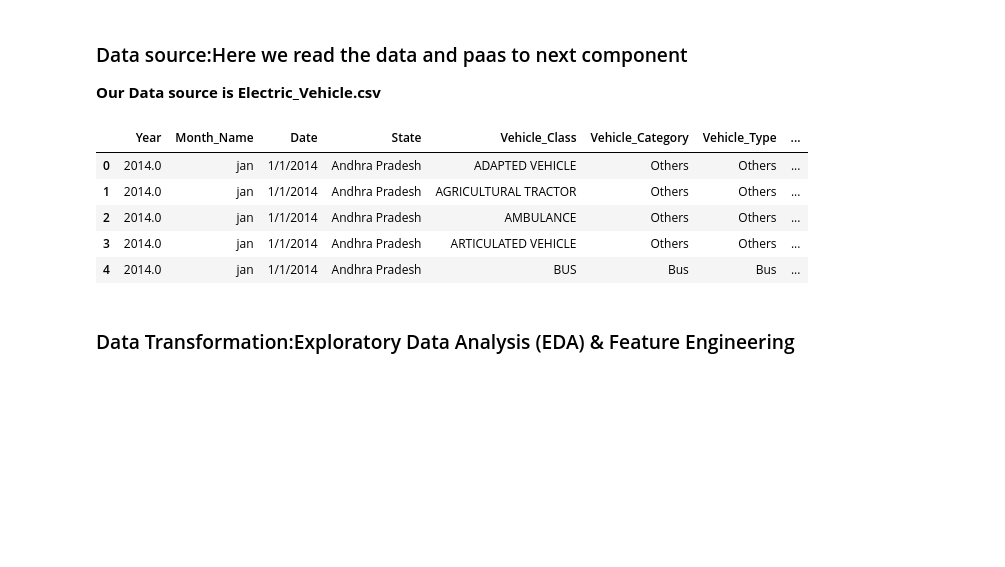
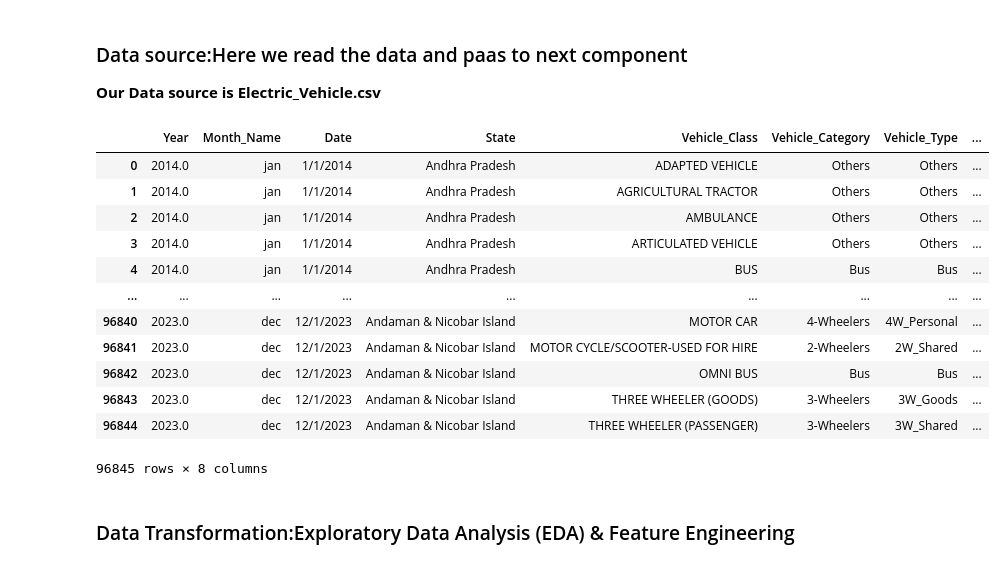
Before and after one commit to ChanchalNarang2024/Electric_Vehicle_sales_by_state_in_India-, a Jupyter notebook: Electric_vehicle_Sales.ipynb, the cells around one changed output. Cells and saved outputs as stored; diff of their text form; code cells hidden in the pictures; blank space fills up the shorter version.

```diff
--- a/Electric_vehicle_Sales.ipynb
+++ b/Electric_vehicle_Sales.ipynb
@@ -33,14 +27,21 @@ warnings.filterwarnings('ignore')
 **Our Data source is Electric_Vehicle.csv**
 # %%
 Electric_Vehicle_Data=pd.read_csv('Electric_Vehicle.csv')
-Electric_Vehicle_Data.head()
+Electric_Vehicle_Data
 # %% [output]
 |  | Year | Month_Name | Date | State | Vehicle_Class | Vehicle_Category | Vehicle_Type | ... |
 | 0 | 2014.0 | jan | 1/1/2014 | Andhra Pradesh | ADAPTED VEHICLE | Others | Others | ... |
 | 1 | 2014.0 | jan | 1/1/2014 | Andhra Pradesh | AGRICULTURAL TRACTOR | Others | Others | ... |
 | 2 | 2014.0 | jan | 1/1/2014 | Andhra Pradesh | AMBULANCE | Others | Others | ... |
 | 3 | 2014.0 | jan | 1/1/2014 | Andhra Pradesh | ARTICULATED VEHICLE | Others | Others | ... |
 | 4 | 2014.0 | jan | 1/1/2014 | Andhra Pradesh | BUS | Bus | Bus | ... |
+| ... | ... | ... | ... | ... | ... | ... | ... | ... |
+| 96840 | 2023.0 | dec | 12/1/2023 | Andaman & Nicobar Island | MOTOR CAR | 4-Wheelers | 4W_Personal | ... |
+| 96841 | 2023.0 | dec | 12/1/2023 | Andaman & Nicobar Island | MOTOR CYCLE/SCOOTER-USED FOR HIRE | 2-Wheelers | 2W_Shared | ... |
+| 96842 | 2023.0 | dec | 12/1/2023 | Andaman & Nicobar Island | OMNI BUS | Bus | Bus | ... |
+| 96843 | 2023.0 | dec | 12/1/2023 | Andaman & Nicobar Island | THREE WHEELER (GOODS) | 3-Wheelers | 3W_Goods | ... |
+| 96844 | 2023.0 | dec | 12/1/2023 | Andaman & Nicobar Island | THREE WHEELER (PASSENGER) | 3-Wheelers | 3W_Shared | ... |
+96845 rows × 8 columns
 # %% [markdown]
 ###  Data Transformation:Exploratory Data Analysis (EDA) & Feature Engineering
 # %% [markdown]
```
Also changed, not shown: parts of 52 cells of this notebook.
